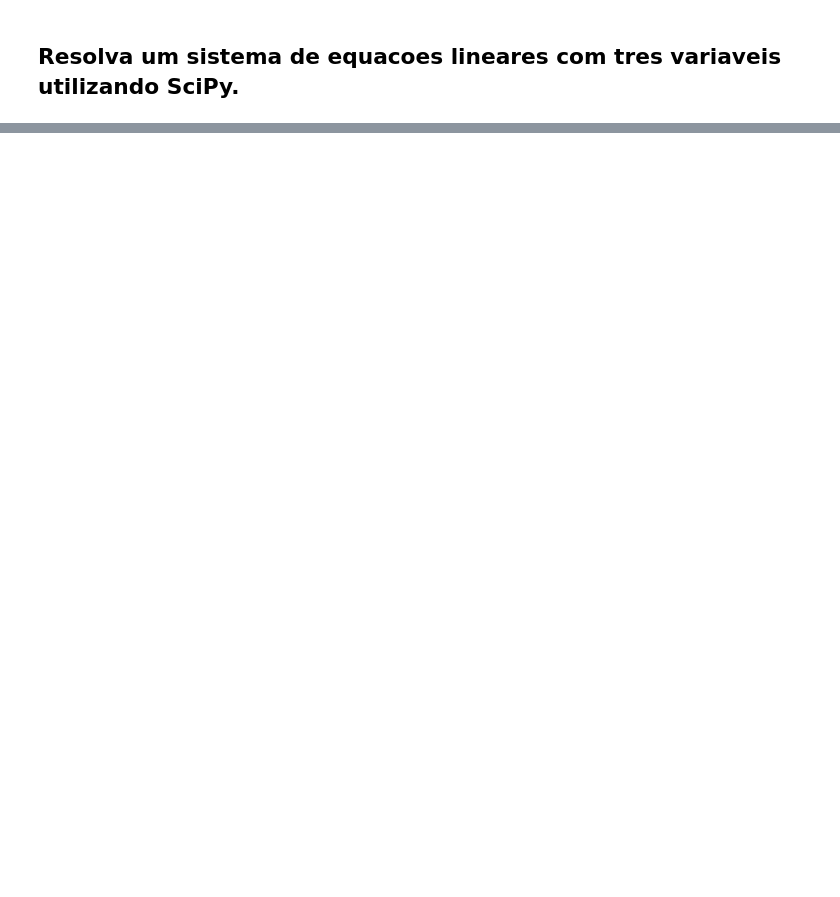
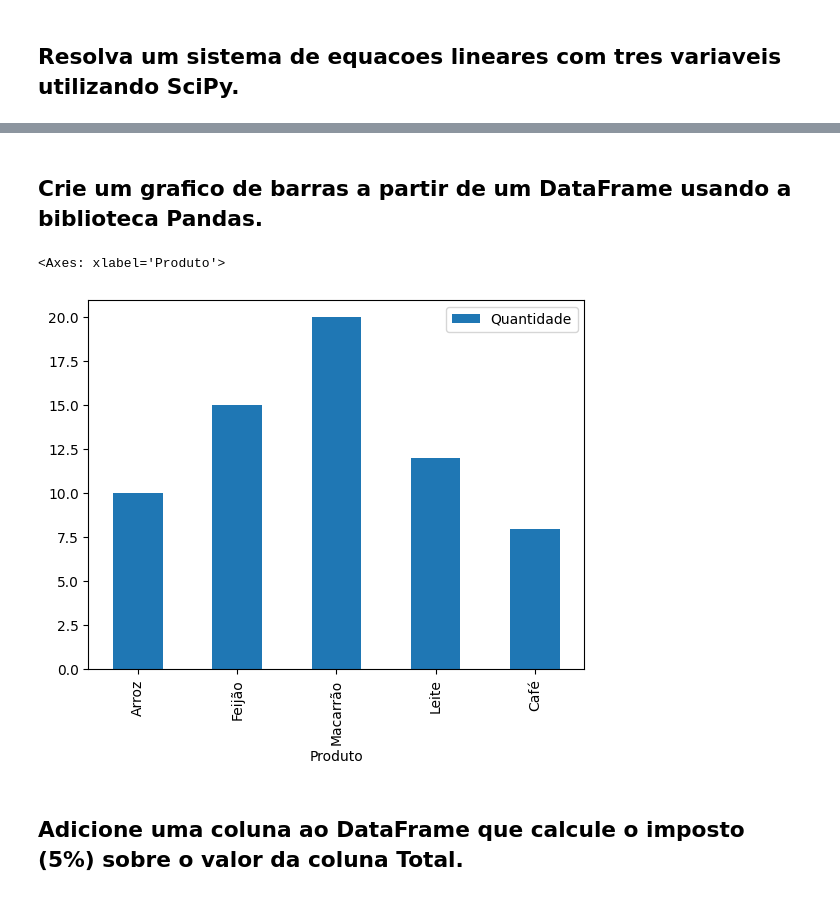
Before and after one commit to Ale-Araujo/Inteligencia_Artificial, a Jupyter notebook: Atividades de Data Science/Exercícios_Numpy___Scipy___Pandas___Matplotlib_Alexandre_Henrique_6°D__Manhã.ipynb, the cells around one changed output, grey strips where cells are left out. Saved outputs shown, nothing was run; the diff lists cells and outputs as text; code cells hidden in the pictures; blank space fills up the shorter version.

```diff
--- a/Atividades de Data Science/Exercícios_Numpy___Scipy___Pandas___Matplotlib_Alexandre_Henrique_6°D__Manhã.ipynb
+++ b/Atividades de Data Science/Exercícios_Numpy___Scipy___Pandas___Matplotlib_Alexandre_Henrique_6°D__Manhã.ipynb
@@ -1079,0 +1607,21 @@ print("Valor de z:", solucao[2])
+# %% [markdown]
+## Crie um grafico de barras a partir de um DataFrame usando a biblioteca Pandas.
+# %%
+import pandas as pd
+
+import pandas as pd
+
+dados = {
+    "Produto": ["Arroz", "Feijão", "Macarrão", "Leite", "Café"],
+    "Quantidade": [10, 15, 20, 12, 8]
+}
+
+dataframe = pd.DataFrame(dados)
+
+# Criamos um gráfico de barras usando o Pandas
+dataframe.plot(x="Produto", y="Quantidade", kind="bar")
+# %% [output]
+<Axes: xlabel='Produto'>
+[figure, added]
+# %% [markdown]
+## Adicione uma coluna ao DataFrame que calcule o imposto (5%) sobre o valor da coluna Total.
```
Also changed, not shown: parts of 105 cells of this notebook.
